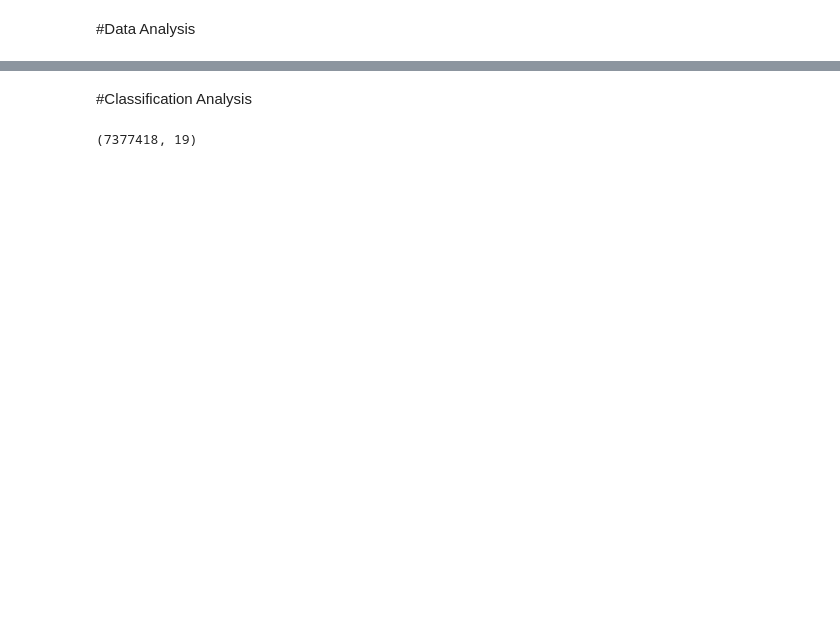
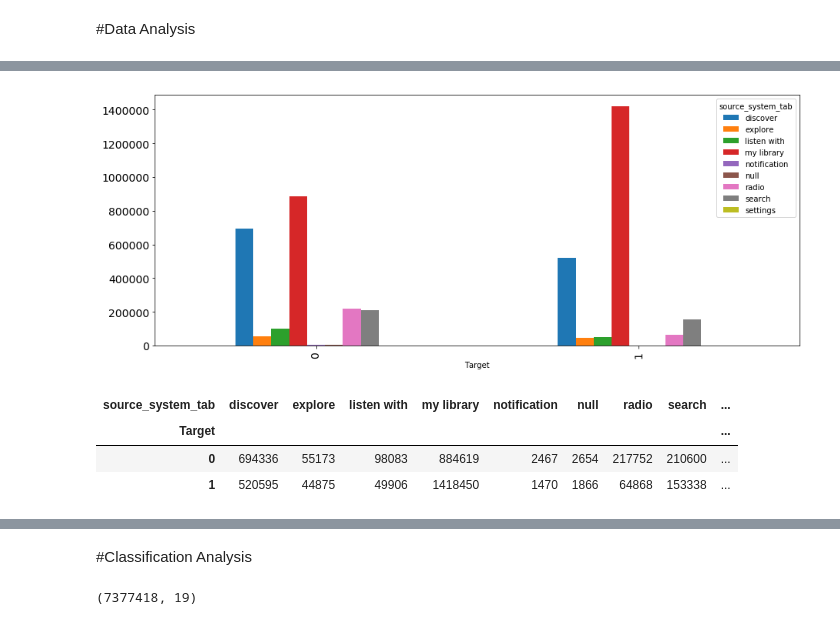
Before and after one commit to kyloop/CSC_478_Programming_Machine_Learning, a Jupyter notebook: CSC478_Project.ipynb, the cells around one changed output, grey strips where cells are left out. Cells and saved outputs as stored; diff of their text form; code cells hidden in the pictures; blank space fills up the shorter version.

```diff
--- a/CSC478_Project.ipynb
+++ b/CSC478_Project.ipynb
@@ -356,0 +407,12 @@ plt.show()
+# %%
+np.set_printoptions(precision=2, linewidth=200, suppress=False)
+cro_tar_sst=pd.crosstab(music_tbl['Target'],music_tbl['source_system_tab'])
+cro_tar_sst.plot.bar(figsize=(15,6),fontsize=14)
+plt.show()
+cro_tar_sst
+# %% [output]
+[figure, added]
+| source_system_tab | discover | explore | listen with | my library | notification | null | radio | search | ... |
+| Target |  |  |  |  |  |  |  |  | ... |
+| 0 | 694336 | 55173 | 98083 | 884619 | 2467 | 2654 | 217752 | 210600 | ... |
+| 1 | 520595 | 44875 | 49906 | 1418450 | 1470 | 1866 | 64868 | 153338 | ... |
```
Also changed, not shown: parts of 13 cells of this notebook.
